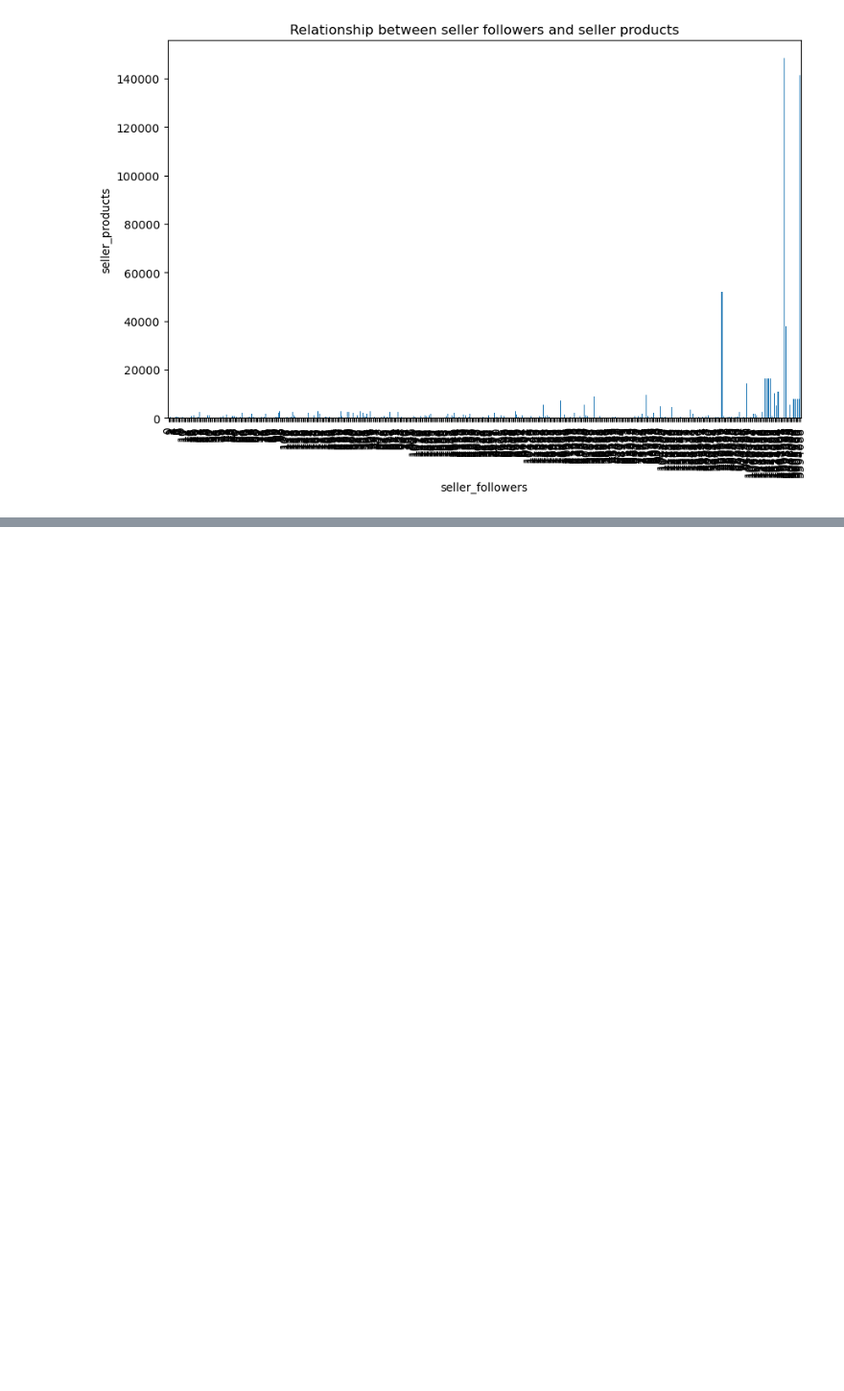
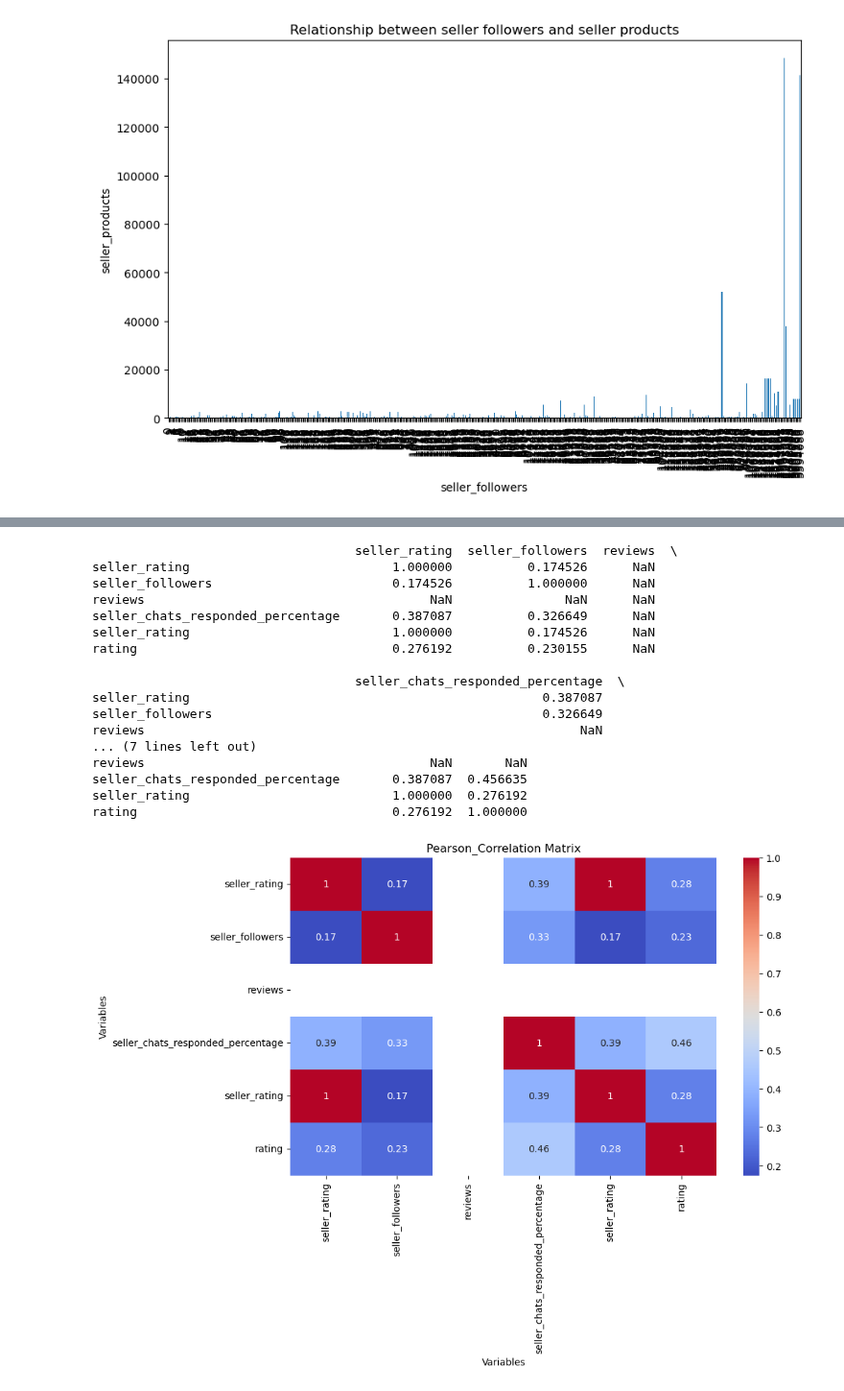
Before and after one commit to CyberPsychiatrist/PLP-ACADEMY, a Jupyter notebook: Assignments/python/Data analysis/Data analysis.ipynb, the cells around one changed output, grey strips where cells are left out. Shown at 96% size. Saved outputs shown, nothing was run; the diff lists cells and outputs as text; code cells hidden in the pictures; blank space fills up the shorter version.

```diff
--- a/Assignments/python/Data analysis/Data analysis.ipynb
+++ b/Assignments/python/Data analysis/Data analysis.ipynb
@@ -142,0 +288,34 @@ plt.show()
+# %%
+import pandas as pd
+
+# Calculate Pearson correlation coefficients for each pair of columns
+pd_correlations = data_cleaned.corr(method='pearson')
+
+print(pd_correlations)
+
+# Create a heatmap
+plt.figure(figsize=(10, 6))
+sns.heatmap(pd_correlations, annot=True, cmap='coolwarm')
+plt.title('Pearson_Correlation Matrix')
+plt.xlabel('Variables')
+plt.ylabel('Variables')
+plt.show()
+# %% [output]
+                                   seller_rating  seller_followers  reviews  \
+seller_rating                           1.000000          0.174526      NaN
+seller_followers                        0.174526          1.000000      NaN
+reviews                                      NaN               NaN      NaN
+seller_chats_responded_percentage       0.387087          0.326649      NaN
+seller_rating                           1.000000          0.174526      NaN
+rating                                  0.276192          0.230155      NaN
+
+                                   seller_chats_responded_percentage  \
+seller_rating                                               0.387087
+seller_followers                                            0.326649
+reviews                                                          NaN
+... (7 lines left out)
+reviews                                      NaN       NaN
+seller_chats_responded_percentage       0.387087  0.456635
+seller_rating                           1.000000  0.276192
+rating                                  0.276192  1.000000
+[figure, added]
```
Also changed, not shown: parts of 14 cells of this notebook.
